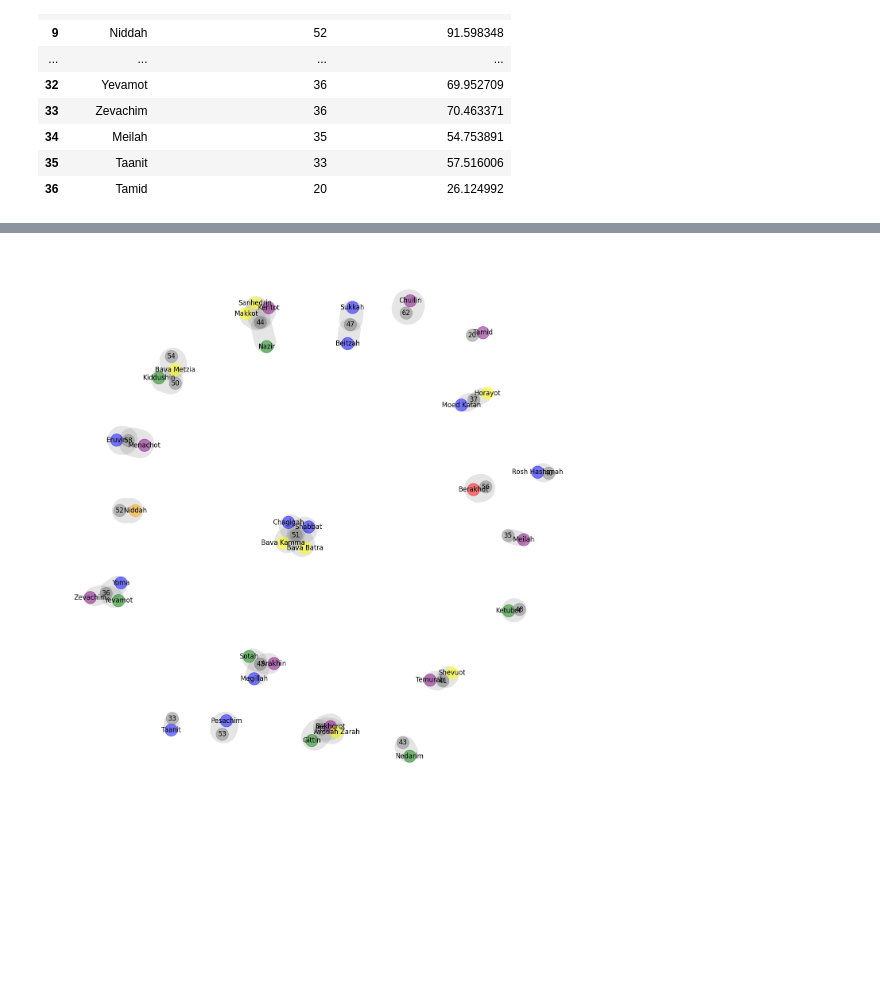
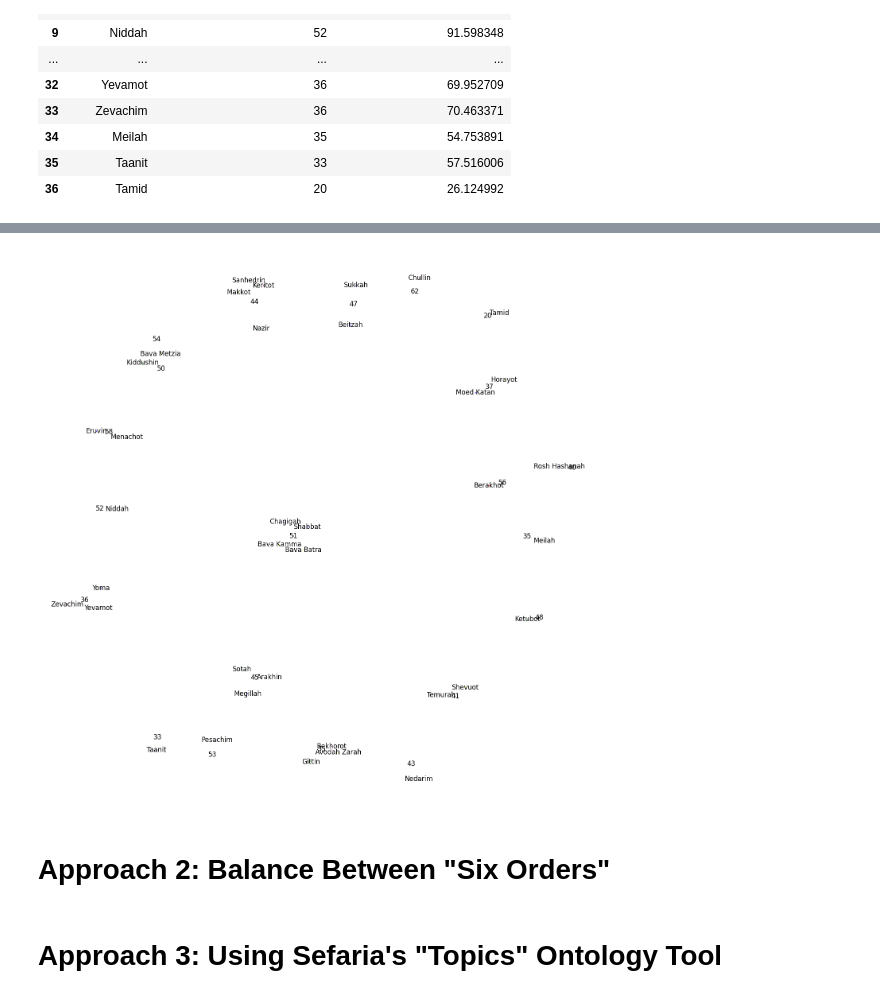
Before and after one commit to shmuel-proj/shas-kattan, a Jupyter notebook: Shas_Kattan.ipynb, the cells around one changed output, grey strips where cells are left out. Cells and saved outputs as stored; diff of their text form; code cells hidden in the pictures; blank space fills up the shorter version.

```diff
--- a/Shas_Kattan.ipynb
+++ b/Shas_Kattan.ipynb
@@ -304,15 +325,17 @@ G = nx.from_pandas_edgelist(df, 'Source', 'Target', ['Value'])
 default_color = 'grey' # just in case there's something not in the list (i.e. misspelled, etc), I'll find it
 node_colors = [seder_colors.get(tractate_to_seder.get(node, None), default_color) for node in G.nodes()]
 # %%
-
 # Draw the network
 plt.figure(figsize=(18, 18))
 pos = nx.spring_layout(G, seed=42)  # for consistent layout
-nx.draw_networkx_nodes(G, pos, node_size=500, node_color=node_colors, alpha=0.5)
+nx.draw_networkx_nodes(G, pos, node_size=2, node_color=node_colors, alpha=0.5)
 nx.draw_networkx_labels(G, pos, font_size=12)
-edges = nx.draw_networkx_edges(G, pos, arrowstyle='-', arrowsize=10, arrows=True,
-                               edge_color='gray', alpha=0.2, width=[G[u][v]['Value']/2 for u,v in G.edges()])
+#edges = nx.draw_networkx_edges(G, pos)
 plt.axis('off')
 plt.show()
 # %% [output]
-[figure, old version]
+[figure, new version]
+# %% [markdown]
+# Approach 2: Balance Between "Six Orders"
+# %% [markdown]
+# Approach 3: Using Sefaria's "Topics" Ontology Tool
```
Also changed, not shown: parts of 17 cells of this notebook.
